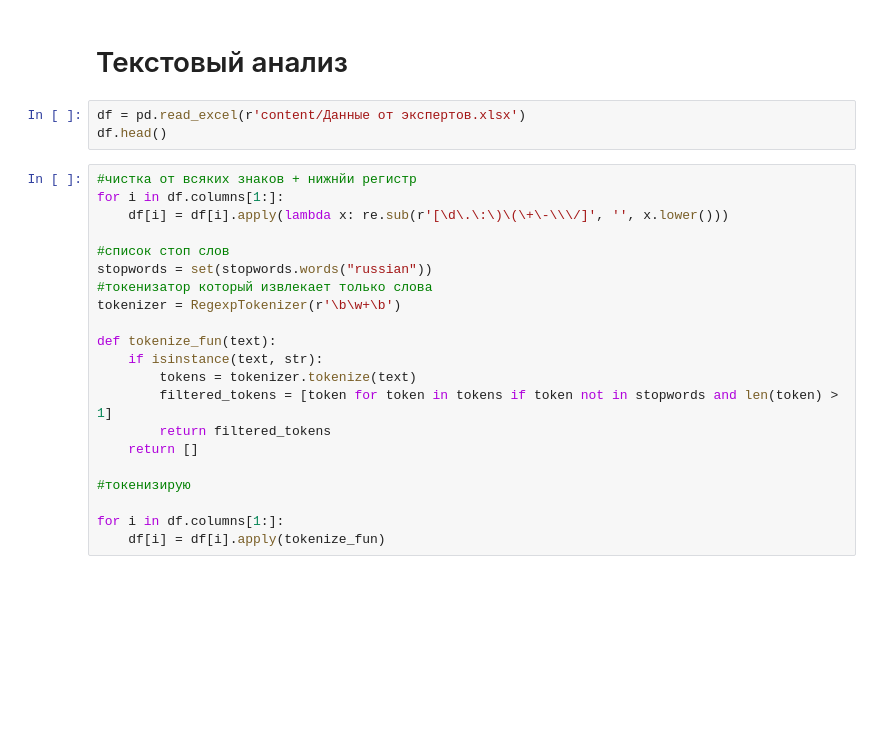
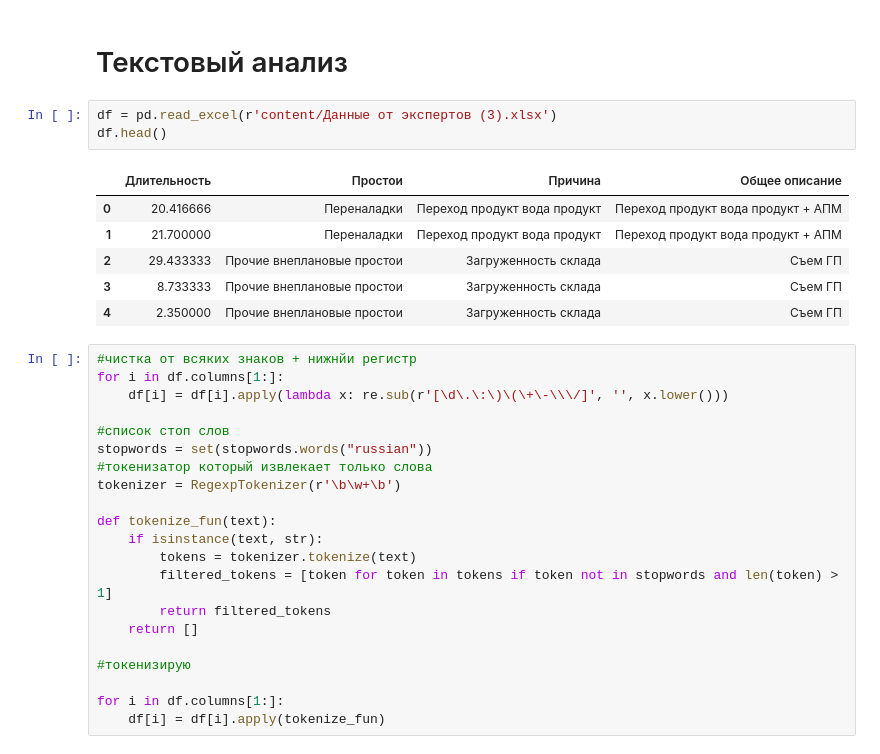
Before and after one commit to MBFROBO/hack_baltica, a Jupyter notebook: data_scanning_with_model.ipynb, the cells around one changed output. Saved outputs shown, nothing was run; the diff lists cells and outputs as text; blank space fills up the shorter version.

```diff
--- a/data_scanning_with_model.ipynb
+++ b/data_scanning_with_model.ipynb
@@ -50,8 +53,15 @@ from sklearn.feature_extraction.text import CountVectorizer
 # %% [markdown]
 # Текстовый анализ
 # %%
-df = pd.read_excel(r'content/Данные от экспертов.xlsx')
+df = pd.read_excel(r'content/Данные от экспертов (3).xlsx')
 df.head()
+# %% [output]
+|  | Длительность | Простои | Причина | Общее описание |
+| 0 | 20.416666 | Переналадки | Переход продукт вода продукт | Переход продукт вода продукт + АПМ |
+| 1 | 21.700000 | Переналадки | Переход продукт вода продукт | Переход продукт вода продукт + АПМ |
+| 2 | 29.433333 | Прочие внеплановые простои | Загруженность склада | Съем ГП |
+| 3 | 8.733333 | Прочие внеплановые простои | Загруженность склада | Съем ГП |
+| 4 | 2.350000 | Прочие внеплановые простои | Загруженность склада | Съем ГП |
 # %%
 #чистка от всяких знаков + нижнйи регистр
 for i in df.columns[1:]:
```
Also changed, not shown: parts of 18 cells of this notebook, 1 other file.
